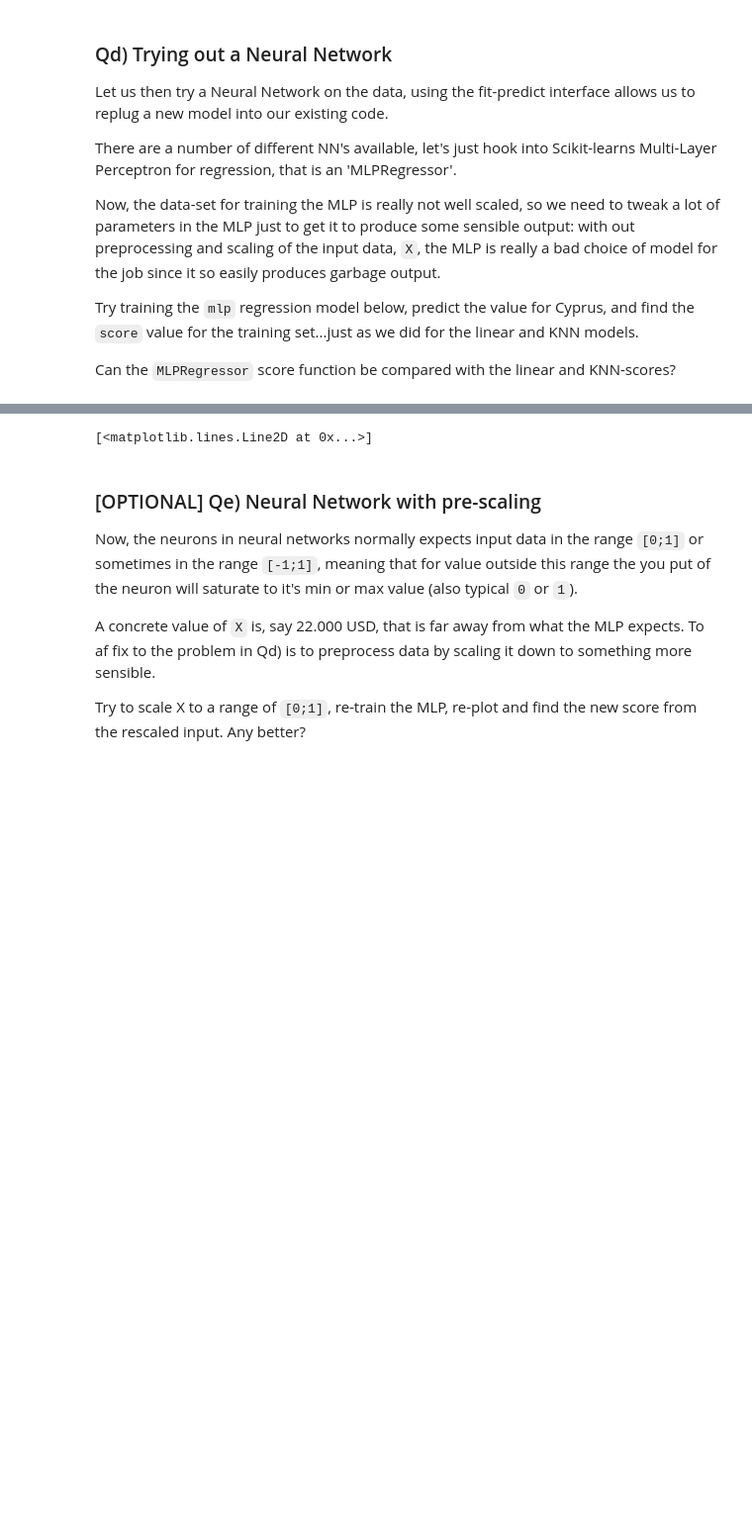
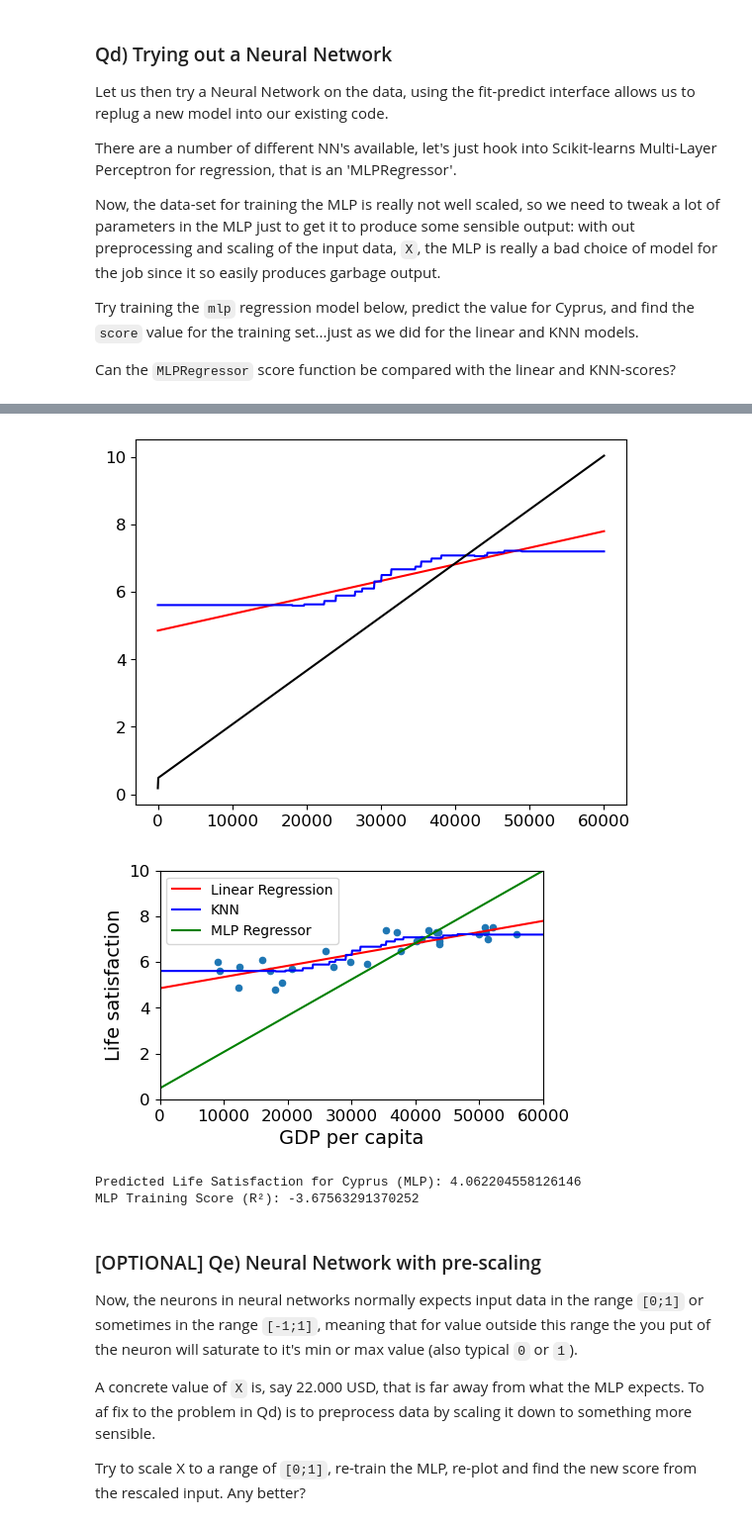
Before and after one commit to JonasGjorupEriksen/SWMAL_Group1, a Jupyter notebook: L01/intro.ipynb, the cells around one changed output, grey strips where cells are left out. Shown at 99% size. Cells and saved outputs as stored; diff of their text form; code cells hidden in the pictures; blank space fills up the shorter version.

```diff
--- a/L01/intro.ipynb
+++ b/L01/intro.ipynb
@@ -560,6 +559,41 @@ y_pred_mlp = mlp.predict(M)
 plt.plot(m, y_pred_lin, "r")
 plt.plot(m, y_pred_knn, "b")
 plt.plot(m, y_pred_mlp, "k")
+plt.show
+
+# Plotting initial data
+sample_data.plot(kind='scatter', x="GDP per capita", y='Life satisfaction', figsize=(5,3))
+plt.axis([0, 60000, 0, 10])
+
+# Create test matrix M
+m = np.linspace(0, 60000, 1000)
+M = np.empty([m.shape[0], 1])
+M[:, 0] = m
+
+# Train MLPRegressor
+mlp = MLPRegressor(hidden_layer_sizes=(10,), max_iter=100000, random_state=42, verbose=True)
+mlp.fit(X, y.ravel())
+
+# Predict using Linear, KNN, and MLP models
+y_pred_lin = model.predict(M)
+y_pred_knn = knn.predict(M)
+y_pred_mlp = mlp.predict(M)
+
+# Plot all models
+plt.plot(m, y_pred_lin, "r", label="Linear Regression")
+plt.plot(m, y_pred_knn, "b", label="KNN")
+plt.plot(m, y_pred_mlp, "g", label="MLP Regressor")
+plt.legend()
+plt.show()
+
+# Predict the value for Cyprus (assuming Cyprus GDP per capita, e.g., 22587)
+cyprus_gdp = np.array([[22587]])
+cyprus_pred_mlp = mlp.predict(cyprus_gdp)
+print(f"Predicted Life Satisfaction for Cyprus (MLP): {cyprus_pred_mlp[0]}")
+
+# MLP Training score
+mlp_score = mlp.score(X, y)
+print(f"MLP Training Score (R²): {mlp_score}")
 
 # TODO: add your code here..
 # assert False, "TODO: predict value for Cyprus and fetch the score() from the fitting."
@@ -584,4 +618,7 @@ Training loss did not improve more than tol=0.000010 for 10 consecutive epochs.
+[figure, added]
+[figure, added]
-[<matplotlib.lines.Line2D at 0x...>]
+Predicted Life Satisfaction for Cyprus (MLP): 4.062204558126146
+MLP Training Score (R²): -3.67563291370252
 # %% [markdown]
 ###  [OPTIONAL] Qe) Neural Network with pre-scaling
 
```
Also changed, not shown: parts of 4 cells of this notebook.
